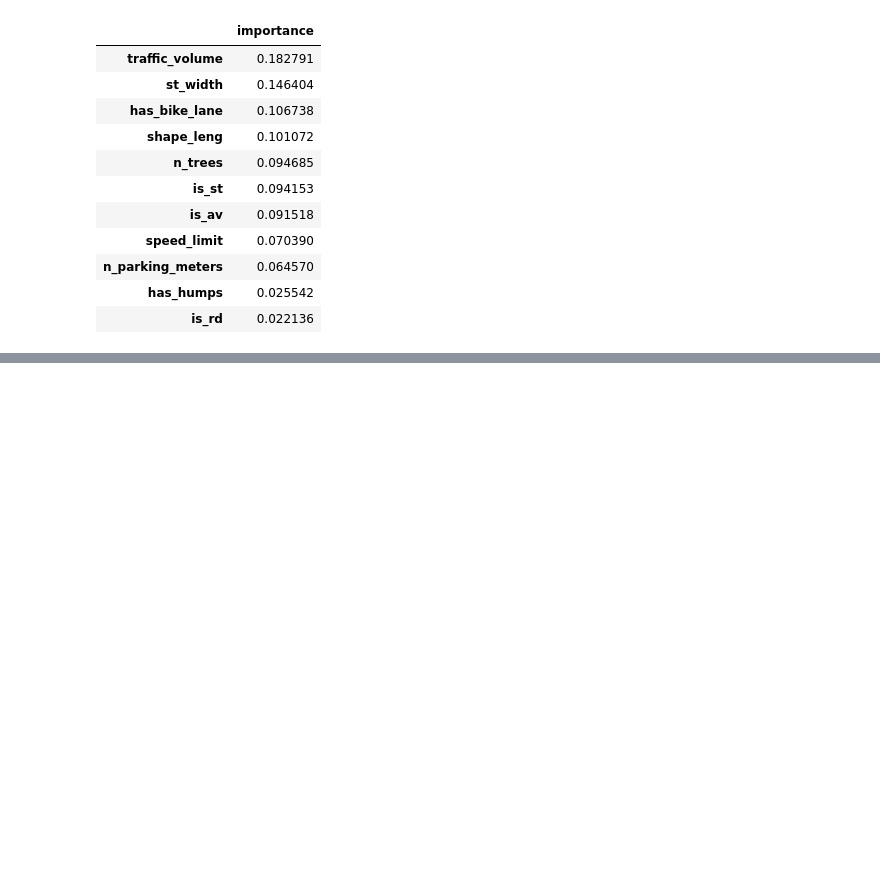
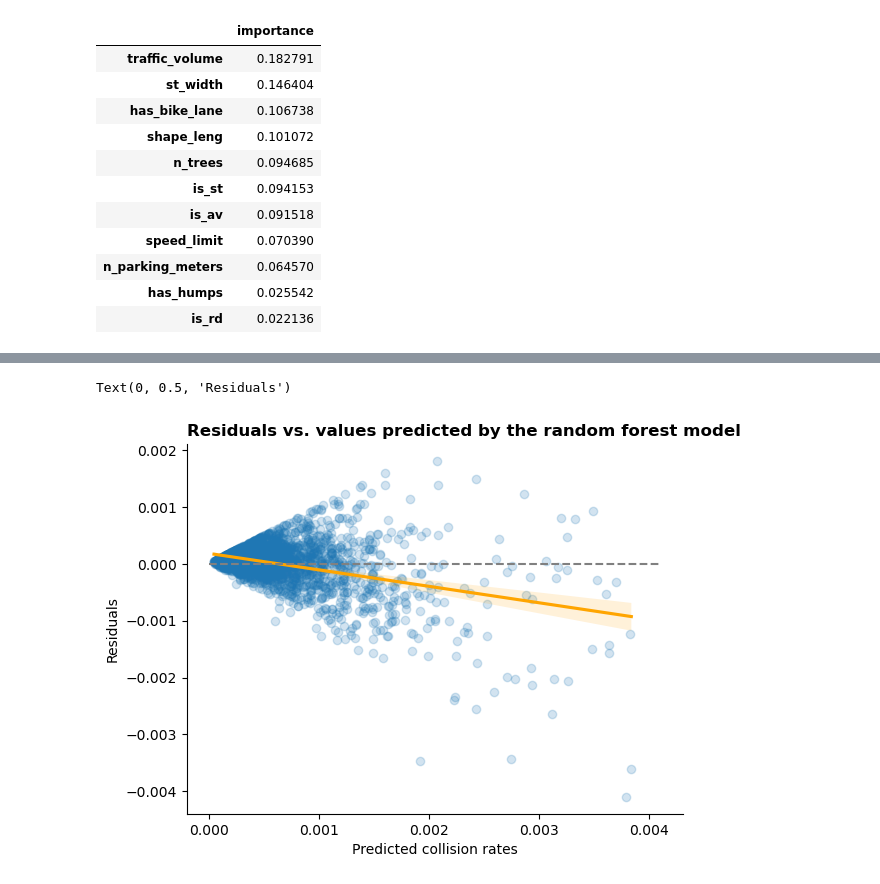
Before and after one commit to jacobvhook/road-speed, a Jupyter notebook: examples/regression_traffic_vol.ipynb, the cells around one changed output, grey strips where cells are left out. Saved outputs shown, nothing was run; the diff lists cells and outputs as text; code cells hidden in the pictures; blank space fills up the shorter version.

```diff
--- a/examples/regression_traffic_vol.ipynb
+++ b/examples/regression_traffic_vol.ipynb
@@ -471,0 +495,13 @@ Text(0.5, 0, 'Importance')
+# %%
+y_pred = grid_search.best_estimator_.predict(X_train)
+residuals = y_pred - y_train
+sns.regplot(
+    x=y_pred, y=residuals, line_kws={"color": "orange"}, scatter_kws={"alpha": 0.2}
+)
+plt.plot([0, 0.0041], [0, 0], color="grey", linestyle="dashed")
+plt.title("Residuals vs. values predicted by the random forest model")
+plt.xlabel("Predicted collision rates")
+plt.ylabel("Residuals")
+# %% [output]
+Text(0, 0.5, 'Residuals')
+[figure, added]
```
Also changed, not shown: parts of 7 cells of this notebook, 2 other files.
